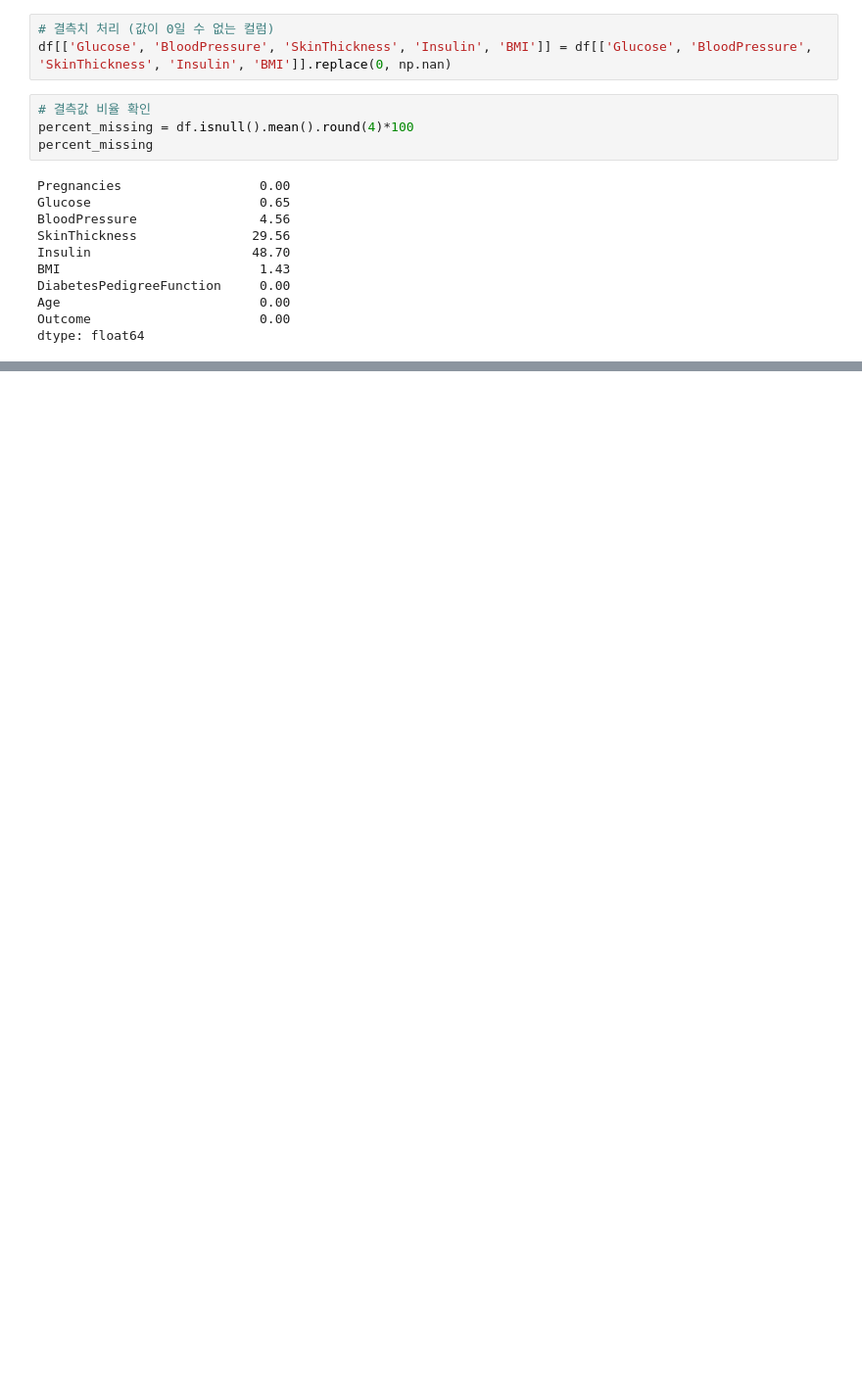
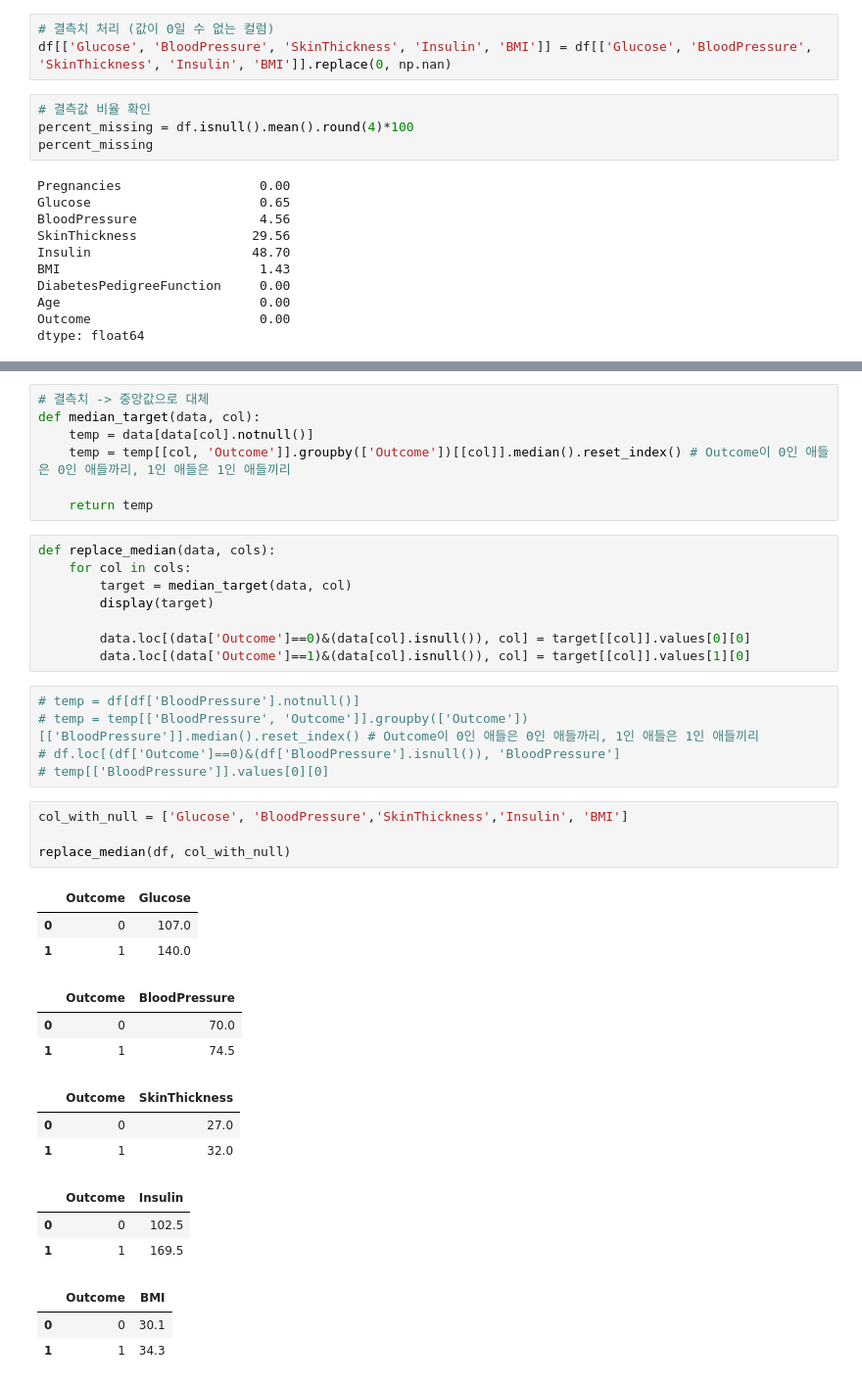
Before and after one commit to Kim-Minhee/portfolio, a Jupyter notebook: 의료바이오AI/AI헬스케어데이터정제및가공/diabetes_classification.ipynb, the cells around one changed output, grey strips where cells are left out. Shown at 98% size. Drawn from its saved outputs; the diff is of its cells as text; blank space fills up the shorter version.

```diff
--- a/의료바이오AI/AI헬스케어데이터정제및가공/diabetes_classification.ipynb
+++ b/의료바이오AI/AI헬스케어데이터정제및가공/diabetes_classification.ipynb
@@ -138,0 +168,40 @@ dtype: float64
+# %%
+# 결측치 -> 중앙값으로 대체
+def median_target(data, col):
+    temp = data[data[col].notnull()]
+    temp = temp[[col, 'Outcome']].groupby(['Outcome'])[[col]].median().reset_index() # Outcome이 0인 애들은 0인 애들까리, 1인 애들은 1인 애들끼리
+
+    return temp
+# %%
+def replace_median(data, cols):
+    for col in cols:
+        target = median_target(data, col)
+        display(target)
+
+        data.loc[(data['Outcome']==0)&(data[col].isnull()), col] = target[[col]].values[0][0]
+        data.loc[(data['Outcome']==1)&(data[col].isnull()), col] = target[[col]].values[1][0]
+# %%
+# temp = df[df['BloodPressure'].notnull()]
+# temp = temp[['BloodPressure', 'Outcome']].groupby(['Outcome'])[['BloodPressure']].median().reset_index() # Outcome이 0인 애들은 0인 애들까리, 1인 애들은 1인 애들끼리
+# df.loc[(df['Outcome']==0)&(df['BloodPressure'].isnull()), 'BloodPressure']
+# temp[['BloodPressure']].values[0][0]
+# %%
+col_with_null = ['Glucose', 'BloodPressure','SkinThickness','Insulin', 'BMI']
+
+replace_median(df, col_with_null)
+# %% [output]
+|  | Outcome | Glucose |
+| 0 | 0 | 107.0 |
+| 1 | 1 | 140.0 |
+|  | Outcome | BloodPressure |
+| 0 | 0 | 70.0 |
+| 1 | 1 | 74.5 |
+|  | Outcome | SkinThickness |
+| 0 | 0 | 27.0 |
+| 1 | 1 | 32.0 |
+|  | Outcome | Insulin |
+| 0 | 0 | 102.5 |
+| 1 | 1 | 169.5 |
+|  | Outcome | BMI |
+| 0 | 0 | 30.1 |
+| 1 | 1 | 34.3 |
```
Also changed, not shown: parts of 49 cells of this notebook, 1 other file.
